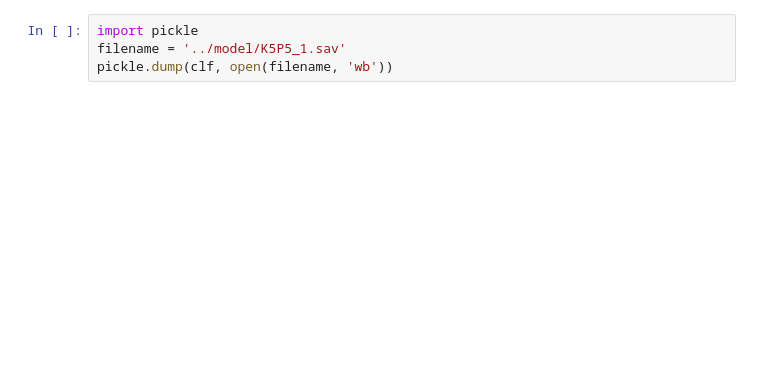
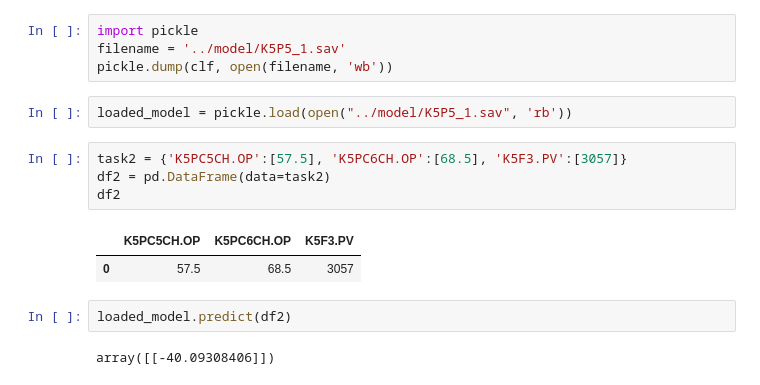
Before and after one commit to Graf35/energy-simulator, a Jupyter notebook: models/training_script/K5P5_1.ipynb, the cells around one changed output. Cells and saved outputs as stored; diff of their text form; blank space fills up the shorter version.

```diff
--- a/models/training_script/K5P5_1.ipynb
+++ b/models/training_script/K5P5_1.ipynb
@@ -96,3 +96,16 @@ clf.score(X_test, y_test)
 import pickle
 filename = '../model/K5P5_1.sav'
 pickle.dump(clf, open(filename, 'wb'))
+# %%
+loaded_model = pickle.load(open("../model/K5P5_1.sav", 'rb'))
+# %%
+task2 = {'K5PC5CH.OP':[57.5], 'K5PC6CH.OP':[68.5], 'K5F3.PV':[3057]}
+df2 = pd.DataFrame(data=task2)
+df2
+# %% [output]
+|  | K5PC5CH.OP | K5PC6CH.OP | K5F3.PV |
+| 0 | 57.5 | 68.5 | 3057 |
+# %%
+loaded_model.predict(df2)
+# %% [output]
+array([[-40.09308406]])
```
Also changed, not shown: parts of 2 cells of this notebook, 10 other files.
